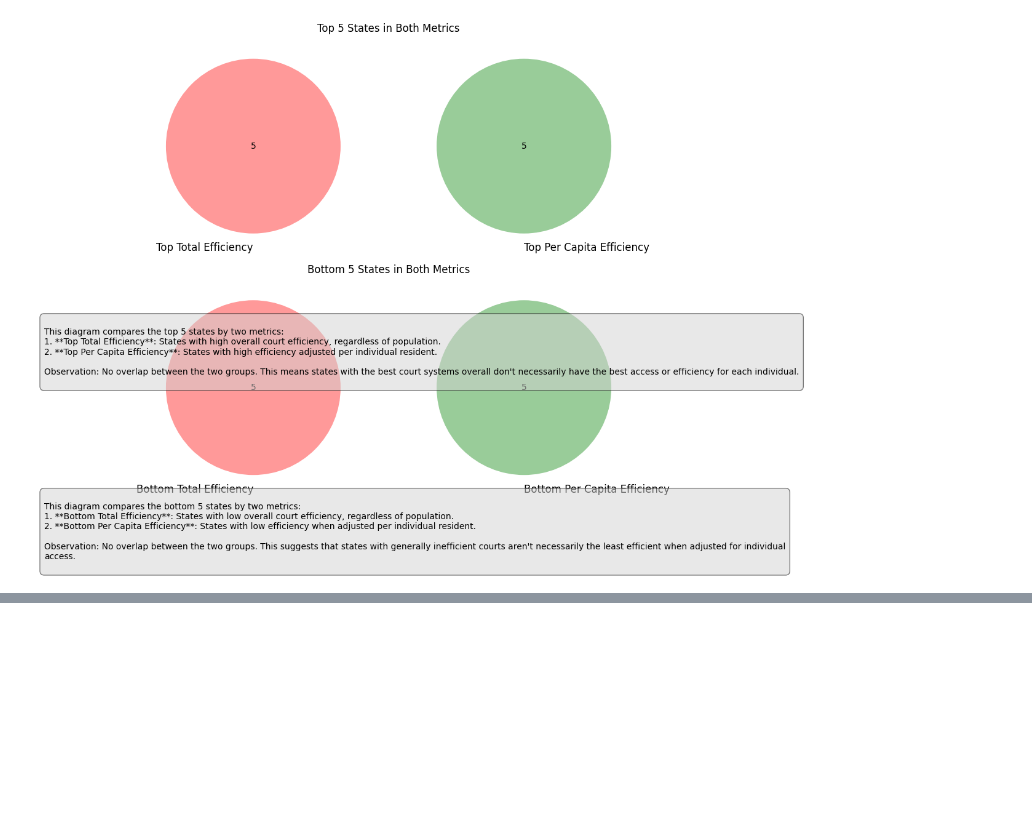
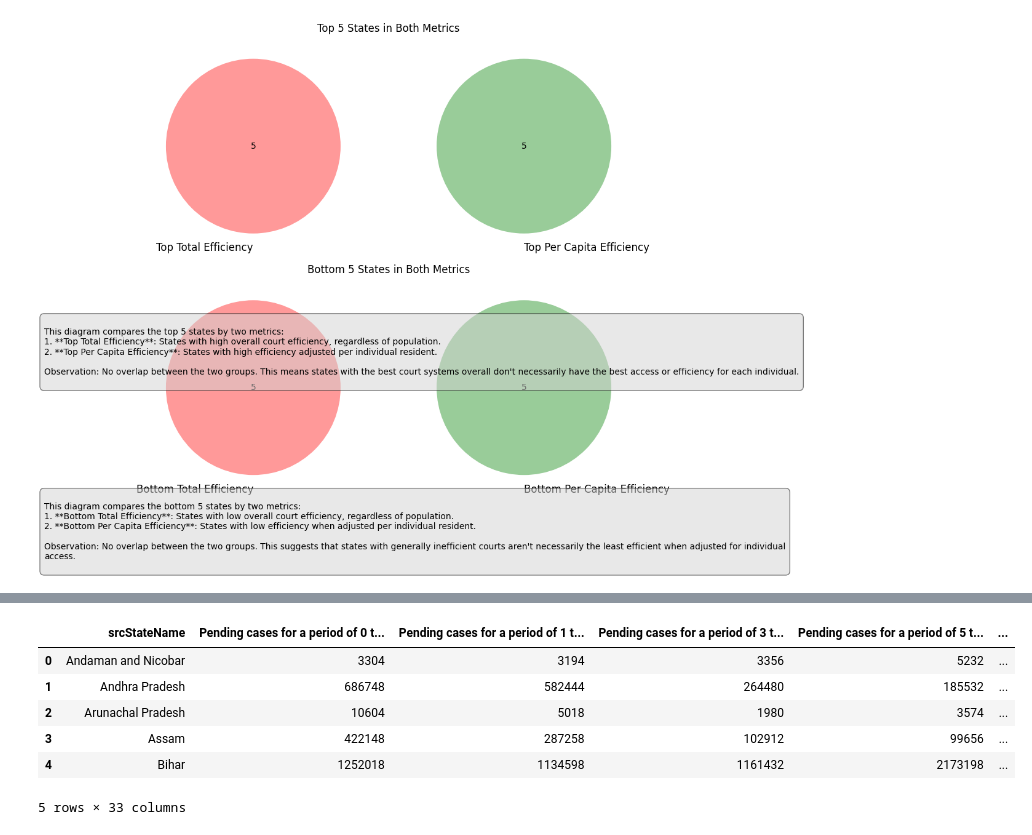
Before and after one commit to adityasingh151/Court-Case-Efficiency, a Jupyter notebook: Court_Cases.ipynb, the cells around one changed output, grey strips where cells are left out. Saved outputs shown, nothing was run; the diff lists cells and outputs as text; code cells hidden in the pictures; blank space fills up the shorter version.

```diff
--- a/Court_Cases.ipynb
+++ b/Court_Cases.ipynb
@@ -1326,0 +1467,61 @@ plt.show()
+# %%
+import pandas as pd
+
+# Load your dataset
+df = pd.read_csv('Updated_Court_Case_Data_with_Absolute_PCA_Weights.csv')
+
+# Aggregation mapping (sum for counts, mean for ratios/percentages)
+aggregation_mapping = {
+    # Sum group - counts and case numbers
+    'Pending cases for a period of 0 to 1 Years': 'sum',
+    'Pending cases for a period of 1 to 3 Years': 'sum',
+    'Pending cases for a period of 3 to 5 Years': 'sum',
+    'Pending cases for a period of 5 to 10 Years': 'sum',
+    'Pending cases for a period of 10 to 20 Years': 'sum',
+    'Pending cases for a period of 20 to 30 Years': 'sum',
+    'Pending cases over 30 Years': 'sum',
+    'Pending cases': 'sum',
+    'Original pending cases': 'sum',
+    'Pending Appeal cases': 'sum',
+    'Pending Application cases': 'sum',
+    'Pending Execution cases': 'sum',
+    'Cases pending at Appearance or Service-Related stage': 'sum',
+    'Cases pending at Compliance or Steps or stay stage': 'sum',
+    'Cases pending at Evidence or Argument or Judgement stage': 'sum',
+    'Cases pending at Pleadings or Issues or Charge stage': 'sum',
+    'Cases instituted in last month': 'sum',
+    'Cases disposed in last month': 'sum',
+    'Cases filed by Senior Citizens': 'sum',
+    'Cases filed by women': 'sum',
+    'Cases delayed in disposal': 'sum',
+
+    # Mean group - ratios, percentages, normalized scores
+    'Delay_Ratio': 'mean',
+    'Old_Pending_Percentage': 'mean',
+    'Pending_Case_Growth': 'mean',
+    'Case_Disposal_Rate': 'mean',
+    'Pending_to_Disposed_Ratio': 'mean',
+    'Normalized_Case_Disposal_Rate': 'mean',
+    'Normalized_Delay_Ratio': 'mean',
+    'Normalized_Old_Pending_Percentage': 'mean',
+    'Normalized_Pending_Case_Growth': 'mean',
+    'Normalized_Pending_to_Disposed_Ratio': 'mean',
+    'Court_Efficiency_Index_PCA_Absolute': 'mean'
+}
+
+# Grouping by 'srcStateName' and aggregating
+statewise_data = df.groupby('srcStateName').agg(aggregation_mapping).reset_index()
+
+# Save the result to a new CSV file (optional)
+statewise_data.to_csv('Statewise_Court_Data_Aggregated.csv', index=False)
+
+# Display the aggregated DataFrame
+statewise_data.head()
+# %% [output]
+|  | srcStateName | Pending cases for a period of 0 t... | Pending cases for a period of 1 t... | Pending cases for a period of 3 t... | Pending cases for a period of 5 t... | ... |
+| 0 | Andaman and Nicobar | 3304 | 3194 | 3356 | 5232 | ... |
+| 1 | Andhra Pradesh | 686748 | 582444 | 264480 | 185532 | ... |
+| 2 | Arunachal Pradesh | 10604 | 5018 | 1980 | 3574 | ... |
+| 3 | Assam | 422148 | 287258 | 102912 | 99656 | ... |
+| 4 | Bihar | 1252018 | 1134598 | 1161432 | 2173198 | ... |
+5 rows × 33 columns
```
Also changed, not shown: parts of 15 cells of this notebook.
